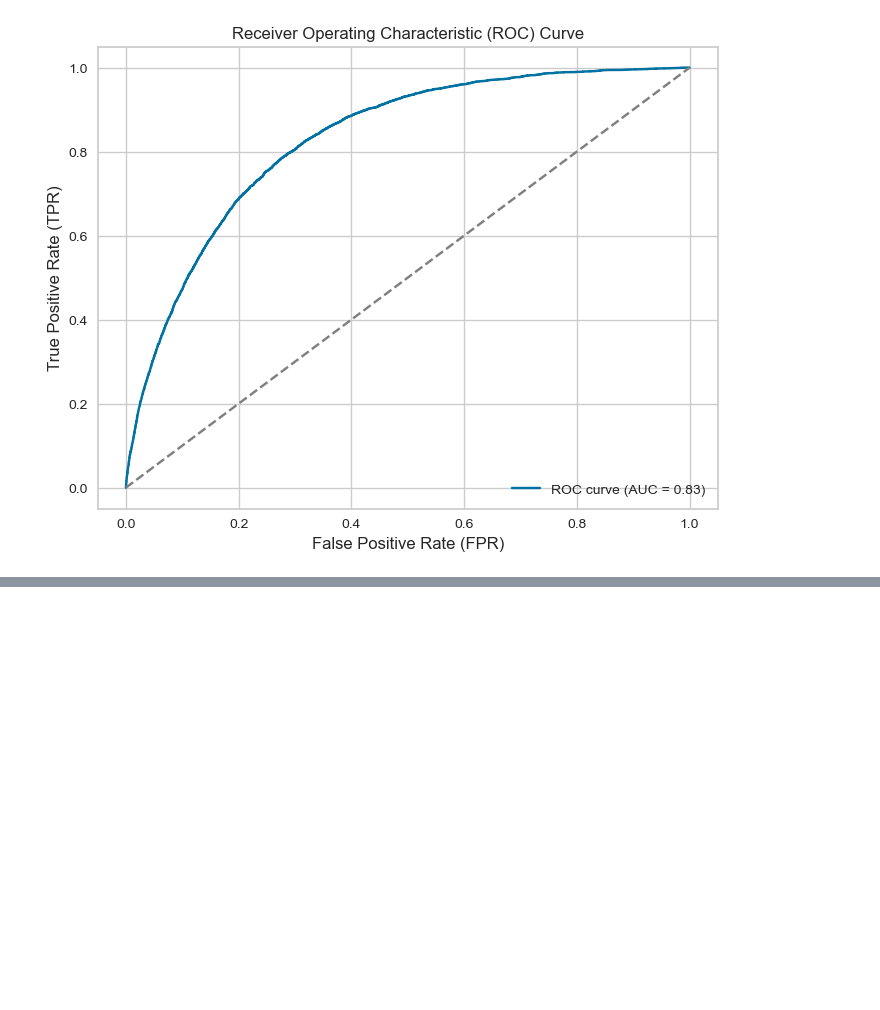
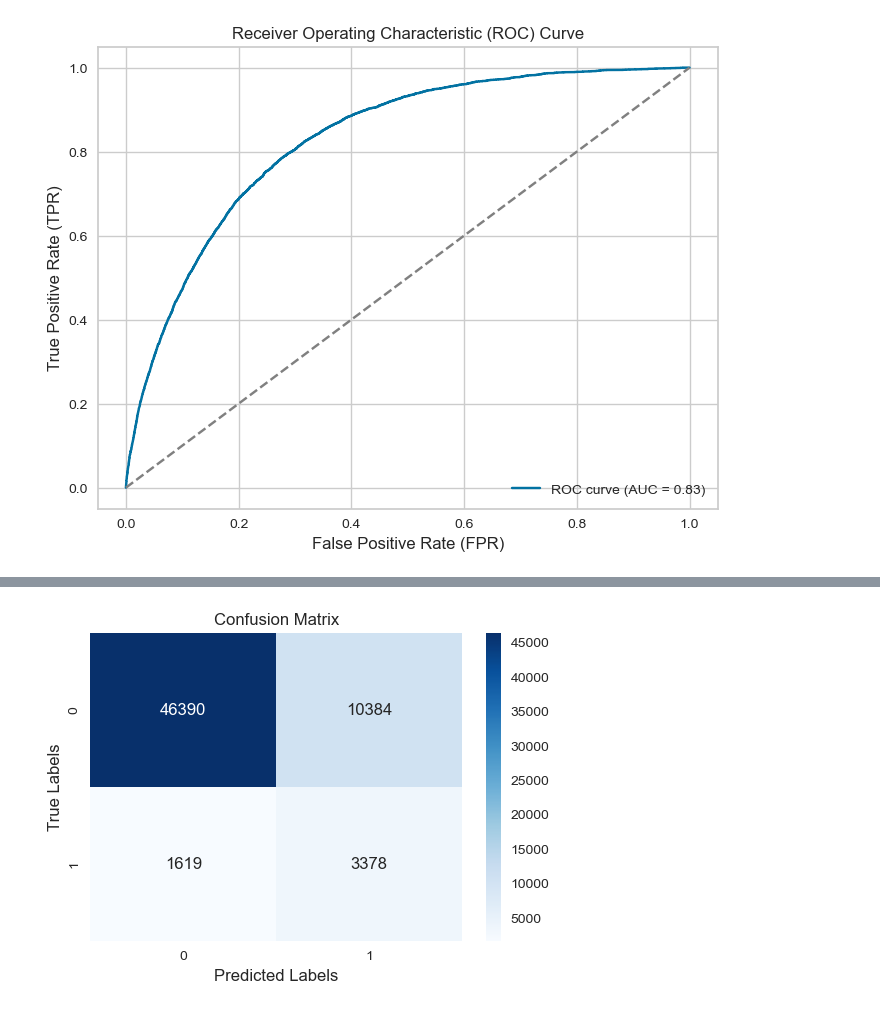
Before and after one commit to bobebend/Cardiovascular_diseases_risk_prediction, a Jupyter notebook: notebooks/logistic_regress.ipynb, the cells around one changed output, grey strips where cells are left out. Cells and saved outputs as stored; diff of their text form; code cells hidden in the pictures; blank space fills up the shorter version.

Commit message:
added to readme and logistic notebook

```diff
--- a/notebooks/logistic_regress.ipynb
+++ b/notebooks/logistic_regress.ipynb
@@ -669,0 +672,88 @@ weighted avg       0.89      0.92      0.89     61771
+# %%
+from sklearn.metrics import confusion_matrix, roc_curve, roc_auc_score, classification_report
+from sklearn.metrics import roc_curve
+
+# Split the data into features (X) and target (y)
+X = cardio.drop(columns=['Heart_Disease'])
+y = cardio['Heart_Disease']
+
+# Split the data into training and testing sets
+X_train, X_test, y_train, y_test = train_test_split(X, y, test_size=0.2, random_state=42)
+
+# Apply standard scaling to the features to have no variance
+scaler = StandardScaler()
+X_train_scaled = scaler.fit_transform(X_train)
+X_test_scaled = scaler.transform(X_test)
+
+# Initialize and fit the logistic regression model and trained on the training data added class weight
+logreg = LogisticRegression(random_state=42, class_weight='balanced')
+logreg.fit(X_train_scaled, y_train)
+
+# Perform k-fold cross-validation with 10 folds
+cv_scores = cross_val_score(logreg, X_train_scaled, y_train, cv=10, scoring='roc_auc')
+
+# Calculate the average ROC-AUC score
+average_roc_auc = np.mean(cv_scores)
+
+# Predict on the test set and calculate ROC-AUC score for testing data. Model evaluated on test data
+# Adjust the threshold for prediction
+threshold = 0.6  # You can experiment with different threshold values
+y_pred = (logreg.predict_proba(X_test_scaled)[:, 1] > threshold).astype(int)
+
+# Print the results
+print("ROC-AUC scores for each fold:")
+print(cv_scores)
+print("\nAverage ROC-AUC: {:.2f} (±{:.2f})".format(average_roc_auc, np.std(cv_scores)))
+print("\nROC-AUC on Testing Data: {:.2f}".format(roc_auc_test))
+
+# Print the classification report on testing data
+# y_pred_binary = (y_pred >= 0.5).astype(int)
+# print("\nClassification Report on Testing Data:")
+# print(classification_report(y_test, y_pred_binary))
+
+# Calculate the confusion matrix
+conf_matrix = confusion_matrix(y_test, y_pred_binary)
+
+# Create a heatmap of the confusion matrix
+plt.figure(figsize=(6, 4))
+sns.heatmap(conf_matrix, annot=True, fmt='d', cmap='Blues')
+plt.xlabel('Predicted Labels')
+plt.ylabel('True Labels')
+plt.title('Confusion Matrix')
+plt.show()
+
+# Calculate the ROC curve with the adjusted threshold
+fpr, tpr, thresholds = roc_curve(y_test, logreg.predict_proba(X_test_scaled)[:, 1])
+
+# Plot the ROC curve with the adjusted threshold
+plt.figure(figsize=(8, 6))
+plt.plot(fpr, tpr, color='b', label=f'ROC curve (AUC = {average_roc_auc:.2f})')
+plt.plot([0, 1], [0, 1], color='gray', linestyle='--')
+plt.xlabel('False Positive Rate (FPR)')
+plt.ylabel('True Positive Rate (TPR)')
+plt.title('Receiver Operating Characteristic (ROC) Curve')
+plt.legend(loc='lower right')
+plt.grid(True)
+plt.show()
+# ==============================================================================
+# Classification report on testing data
+y_pred_binary = (y_pred >= 0.5).astype(int)
+classification_report_data = classification_report(y_test, y_pred_binary, output_dict=True)
+classification_report_df = pd.DataFrame(classification_report_data).transpose()
+# Print the results
+print("ROC-AUC scores for each fold:")
+print(cv_scores)
+print("\nAverage ROC-AUC: {:.2f} (±{:.2f})".format(average_roc_auc, np.std(cv_scores)))
+print("\nROC-AUC on Testing Data: {:.2f}".format(roc_auc_test))
+print("\nClassification Report on Testing Data:")
+print(classification_report_df)
+
+# Bar graph for precision, recall, and f1-score
+plt.figure(figsize=(8, 6))
+classification_report_df.iloc[:-1, :-1].plot(kind='bar', rot=0)
+plt.title("Classification Report on Testing Data")
+plt.ylabel("Score")
+plt.legend(title='Class', bbox_to_anchor=(1.05, 1), loc='upper left')
+plt.tight_layout()
+plt.show()
+# %% [output]
@@ -669,0 +767 @@ weighted avg       0.89      0.92      0.89     61771
+[figure, added]
```
Also changed, not shown: parts of 2 cells of this notebook, 1 other file.
